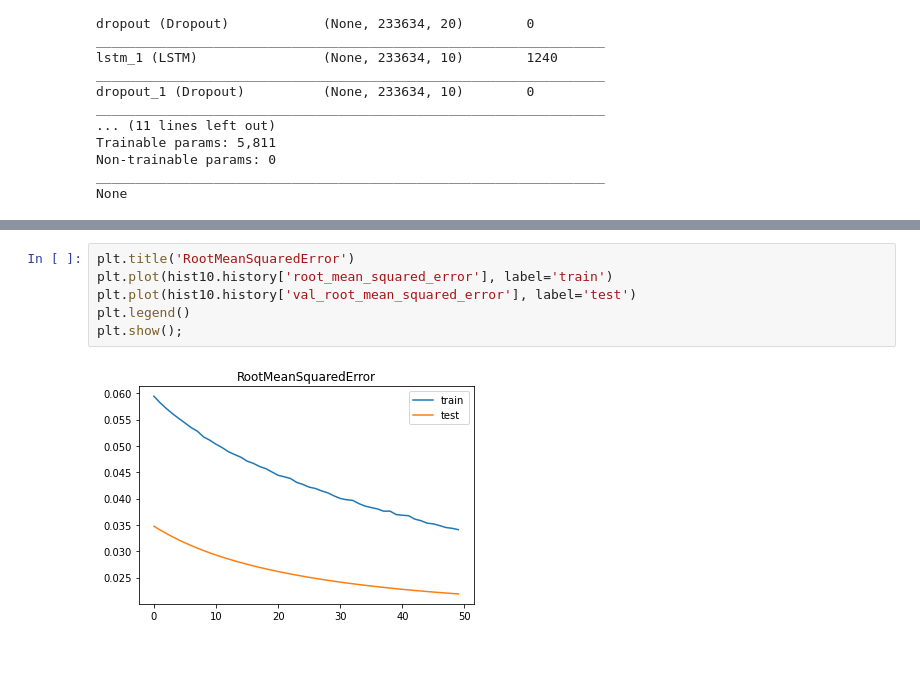
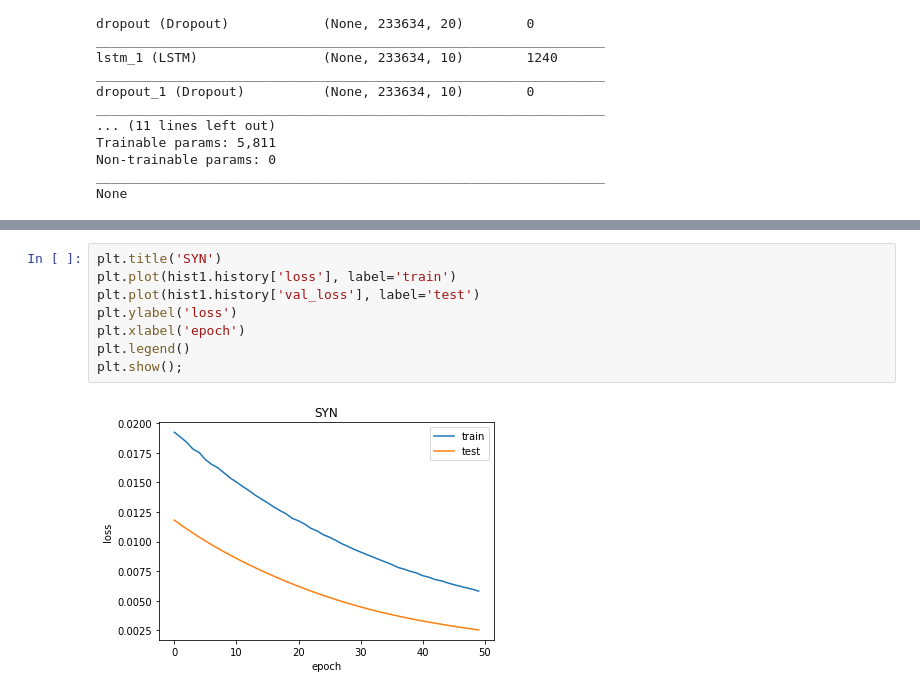
Before and after one commit to RodrigoTorbes/DeteccaoDDoS_DeepLearning, a Jupyter notebook: deeplearning_SYN.ipynb, the cells around one changed output, grey strips where cells are left out. Saved outputs shown, nothing was run; the diff lists cells and outputs as text; blank space fills up the shorter version.

```diff
--- a/deeplearning_SYN.ipynb
+++ b/deeplearning_SYN.ipynb
@@ -1240,8 +331,10 @@ RootMeanSquaredError: 2.19%
 # %%
-plt.title('RootMeanSquaredError')
-plt.plot(hist10.history['root_mean_squared_error'], label='train')
-plt.plot(hist10.history['val_root_mean_squared_error'], label='test')
+plt.title('SYN')
+plt.plot(hist1.history['loss'], label='train')
+plt.plot(hist1.history['val_loss'], label='test')
+plt.ylabel('loss')
+plt.xlabel('epoch')
 plt.legend()
 plt.show();
 # %% [output]
-[figure, old version]
+[figure, new version]
```
Also changed, not shown: parts of 54 cells of this notebook.
